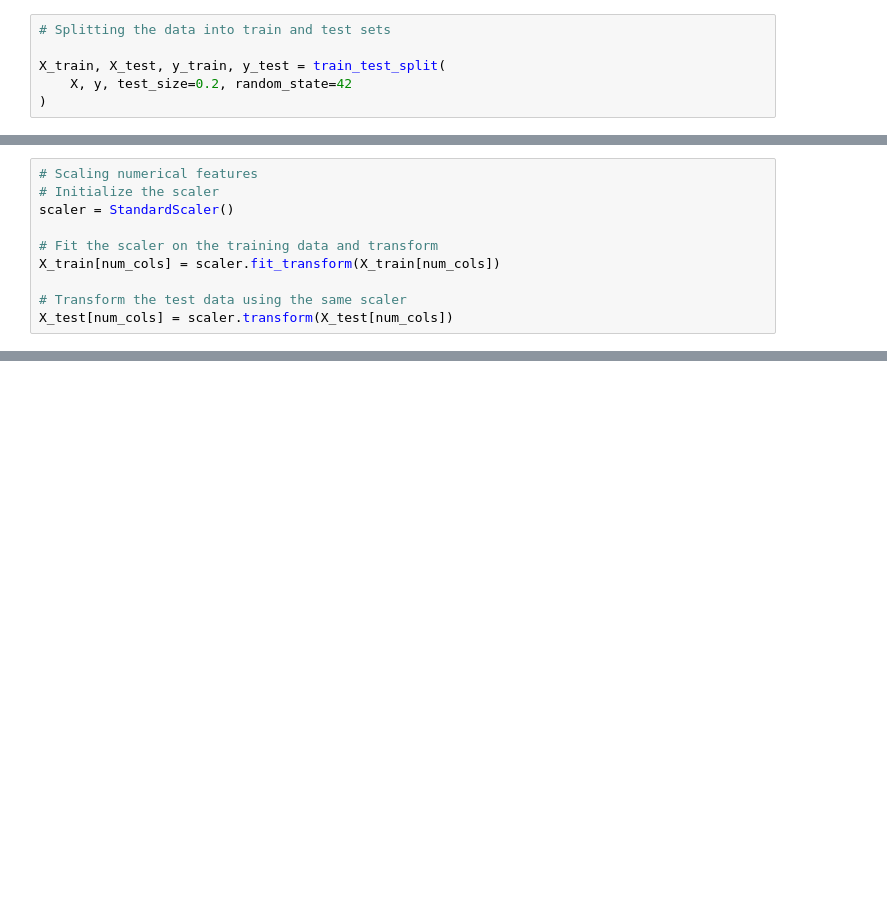
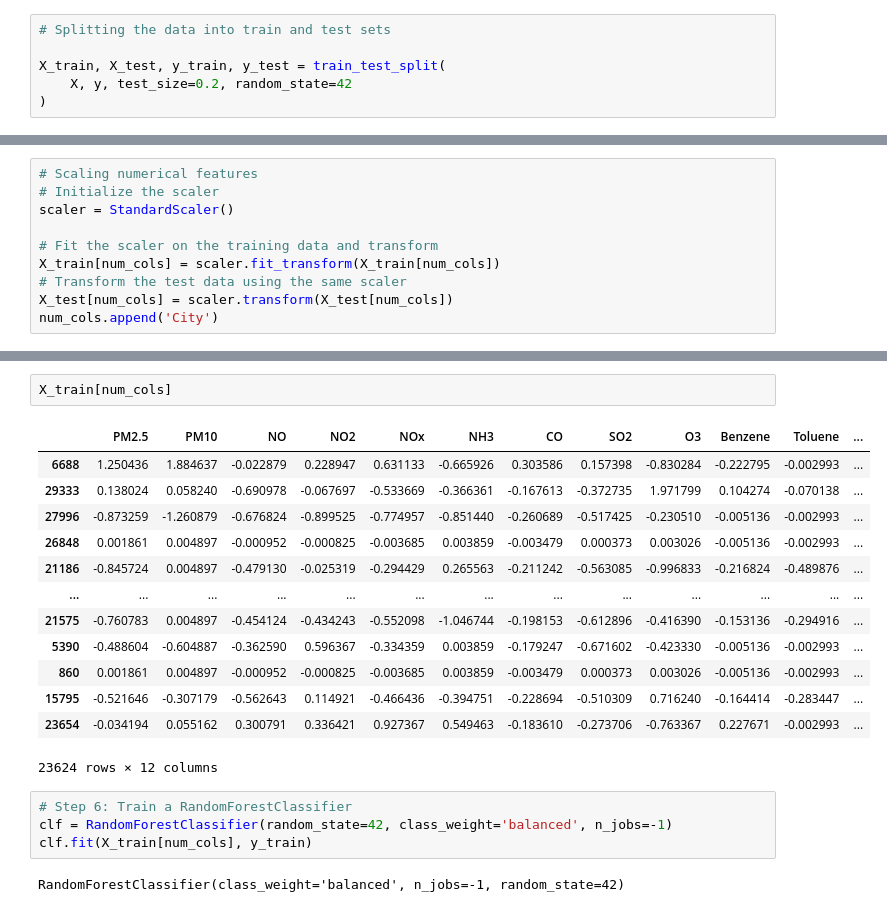
Before and after one commit to DARKPHOENIXARISE/PROJECT_AIR_QUALITY_RISKS, a Jupyter notebook: AIR_QUALITY_RISK_project.ipynb, the cells around one changed output, grey strips where cells are left out. Cells and saved outputs as stored; diff of their text form; blank space fills up the shorter version.

```diff
--- a/AIR_QUALITY_RISK_project.ipynb
+++ b/AIR_QUALITY_RISK_project.ipynb
@@ -305,7 +323,7 @@ scaler = StandardScaler()
 
 # Fit the scaler on the training data and transform
 X_train[num_cols] = scaler.fit_transform(X_train[num_cols])
-
 # Transform the test data using the same scaler
 X_test[num_cols] = scaler.transform(X_test[num_cols])
+num_cols.append('City')
 # %%
@@ -326,0 +363,22 @@ X_train
+# %%
+X_train[num_cols]
+# %% [output]
+|  | PM2.5 | PM10 | NO | NO2 | NOx | NH3 | CO | SO2 | O3 | Benzene | Toluene | ... |
+| 6688 | 1.250436 | 1.884637 | -0.022879 | 0.228947 | 0.631133 | -0.665926 | 0.303586 | 0.157398 | -0.830284 | -0.222795 | -0.002993 | ... |
+| 29333 | 0.138024 | 0.058240 | -0.690978 | -0.067697 | -0.533669 | -0.366361 | -0.167613 | -0.372735 | 1.971799 | 0.104274 | -0.070138 | ... |
+| 27996 | -0.873259 | -1.260879 | -0.676824 | -0.899525 | -0.774957 | -0.851440 | -0.260689 | -0.517425 | -0.230510 | -0.005136 | -0.002993 | ... |
+| 26848 | 0.001861 | 0.004897 | -0.000952 | -0.000825 | -0.003685 | 0.003859 | -0.003479 | 0.000373 | 0.003026 | -0.005136 | -0.002993 | ... |
+| 21186 | -0.845724 | 0.004897 | -0.479130 | -0.025319 | -0.294429 | 0.265563 | -0.211242 | -0.563085 | -0.996833 | -0.216824 | -0.489876 | ... |
+| ... | ... | ... | ... | ... | ... | ... | ... | ... | ... | ... | ... | ... |
+| 21575 | -0.760783 | 0.004897 | -0.454124 | -0.434243 | -0.552098 | -1.046744 | -0.198153 | -0.612896 | -0.416390 | -0.153136 | -0.294916 | ... |
+| 5390 | -0.488604 | -0.604887 | -0.362590 | 0.596367 | -0.334359 | 0.003859 | -0.179247 | -0.671602 | -0.423330 | -0.005136 | -0.002993 | ... |
+| 860 | 0.001861 | 0.004897 | -0.000952 | -0.000825 | -0.003685 | 0.003859 | -0.003479 | 0.000373 | 0.003026 | -0.005136 | -0.002993 | ... |
+| 15795 | -0.521646 | -0.307179 | -0.562643 | 0.114921 | -0.466436 | -0.394751 | -0.228694 | -0.510309 | 0.716240 | -0.164414 | -0.283447 | ... |
+| 23654 | -0.034194 | 0.055162 | 0.300791 | 0.336421 | 0.927367 | 0.549463 | -0.183610 | -0.273706 | -0.763367 | 0.227671 | -0.002993 | ... |
+23624 rows × 12 columns
+# %%
+# Step 6: Train a RandomForestClassifier
+clf = RandomForestClassifier(random_state=42, class_weight='balanced', n_jobs=-1)
+clf.fit(X_train[num_cols], y_train)
+# %% [output]
+RandomForestClassifier(class_weight='balanced', n_jobs=-1, random_state=42)
```
Also changed, not shown: parts of 18 cells of this notebook, 5 other files.
